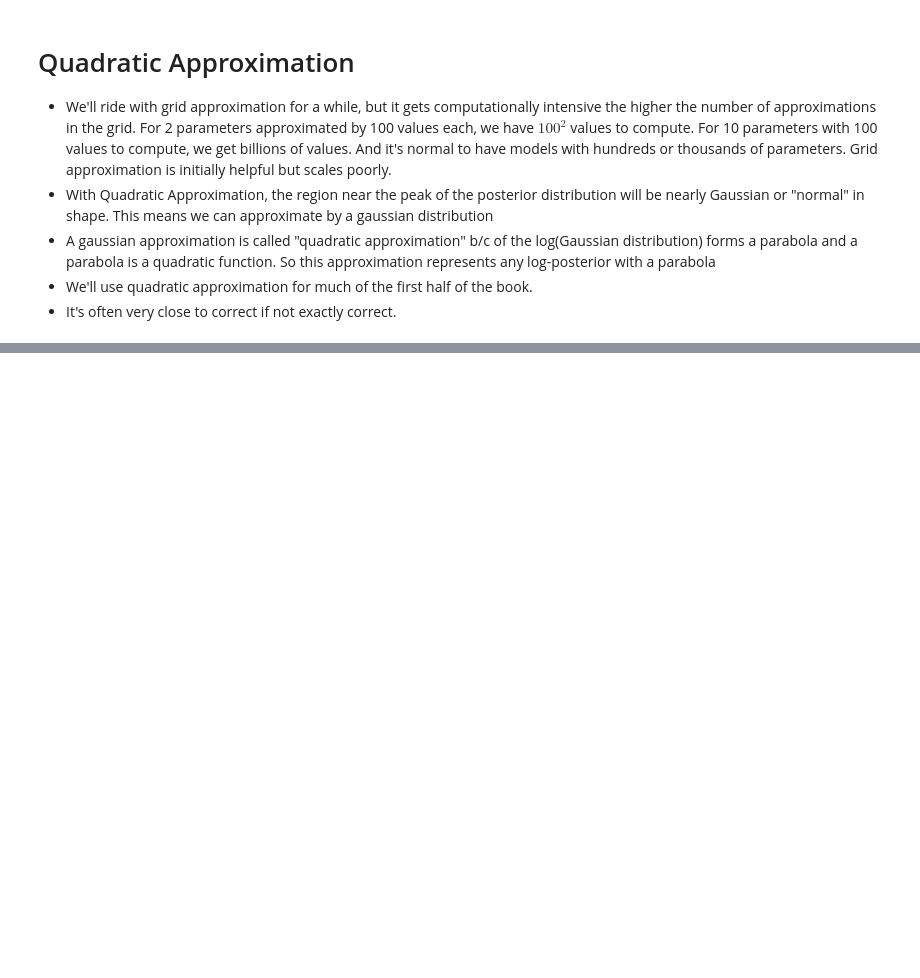
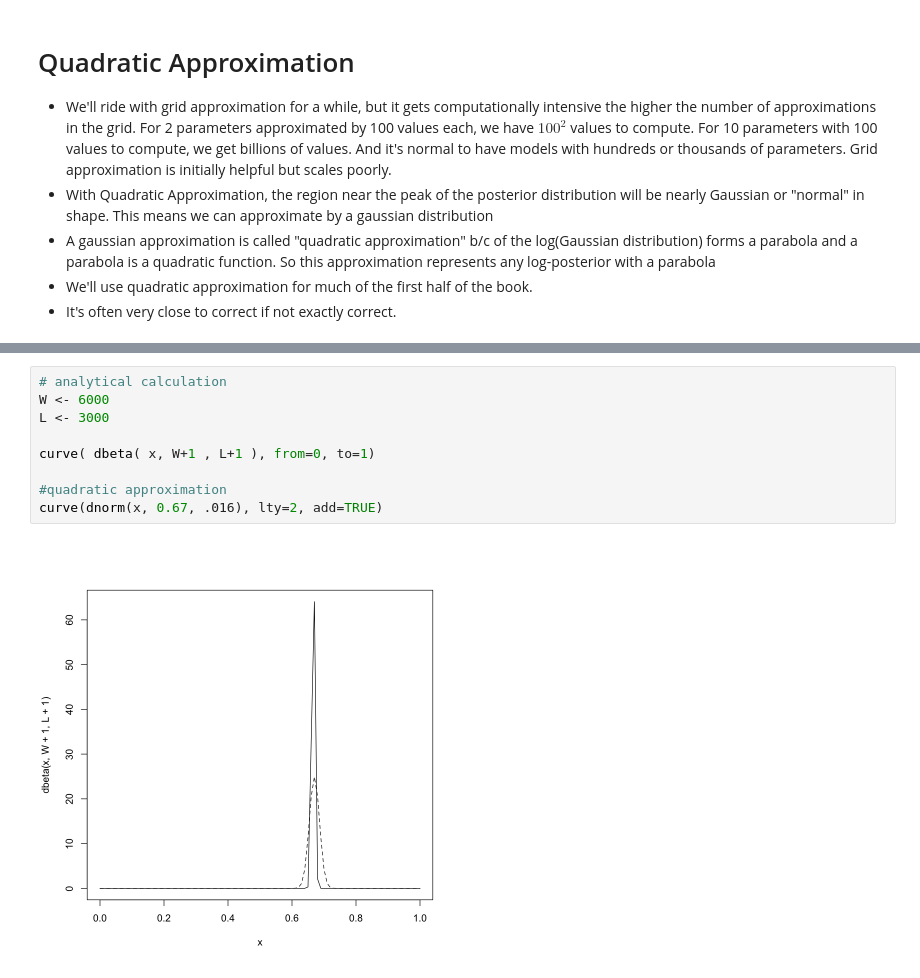
Before and after one commit to ryanorsinger/statistical-rethinking-notes, a Jupyter notebook: chapter2_quadratic_approximation.ipynb, the cells around one changed output, grey strips where cells are left out. Cells and saved outputs as stored; diff of their text form; blank space fills up the shorter version.

```diff
--- a/chapter2_quadratic_approximation.ipynb
+++ b/chapter2_quadratic_approximation.ipynb
@@ -22,0 +51,11 @@ ERROR: Error in library(rethinking): there is no package called ‘rethinking’
+# %%
+# analytical calculation
+W <- 6000
+L <- 3000
+
+curve( dbeta( x, W+1 , L+1 ), from=0, to=1)
+
+#quadratic approximation
+curve(dnorm(x, 0.67, .016), lty=2, add=TRUE)
+# %% [output]
+[figure, added]
```
Also changed, not shown: parts of 4 cells of this notebook, 2 other files.
